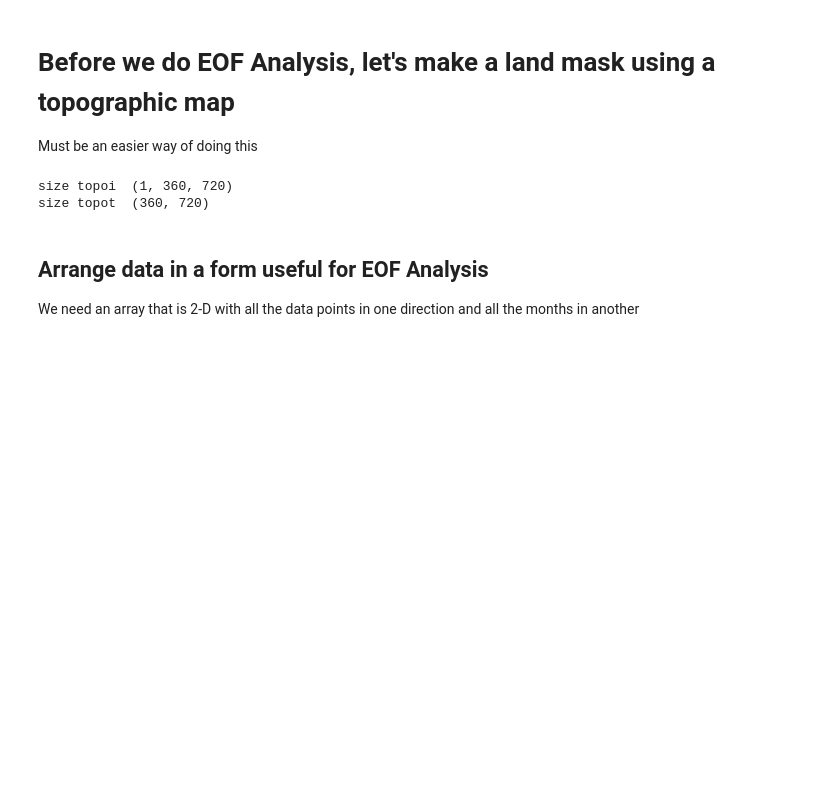
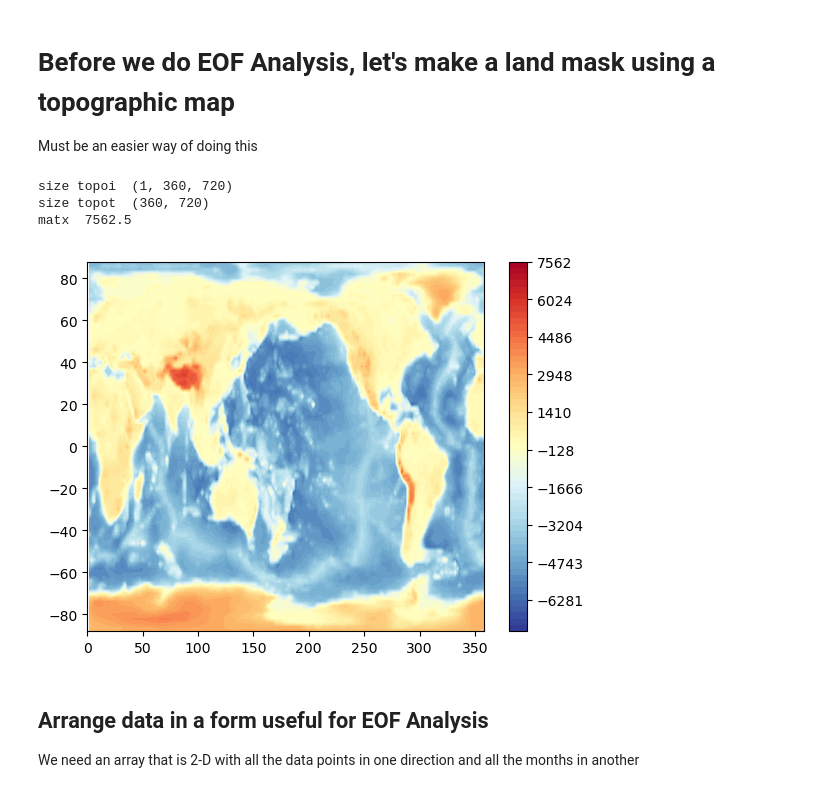
Before and after one commit to liamkirkpatrick/atm552_hw5, a Jupyter notebook: Homework_5_EOF.ipynb, the cells around one changed output. Saved outputs shown, nothing was run; the diff lists cells and outputs as text; code cells hidden in the pictures; blank space fills up the shorter version.

```diff
--- a/Homework_5_EOF.ipynb
+++ b/Homework_5_EOF.ipynb
@@ -318,34 +320,36 @@ filetopo = 'data/elev.0.5-deg.nc' # topographic data to use as a data mask for S
 ds = nc.Dataset(filetopo)
 #print(ds)
 topoi = ds.variables['data'][:]
 latt = ds.variables['lat'][:]
 lont  = ds.variables['lon'][:]
 print('size topoi ',np.shape(topoi))
 topot = np.float64(np.squeeze(np.float32(topoi)))
 print('size topot ',np.shape(topot))
 # next we need to interpolate the topo array to the sst coordinates
 # make latlon 2-D grids for interpolation
 latb, lonb  = np.meshgrid(lat,lon, indexing = 'ij')
 lattb, lontb = np.meshgrid(latt,lont, indexing = 'ij')
 latb = np.reshape(latb,len(lon)*len(lat))
 lonb = np.reshape(lonb,len(lon)*len(lat))
 lattb = np.reshape(lattb,len(lont)*len(latt))
 lontb = np.reshape(lontb,len(lont)*len(latt))
 topot = np.reshape(topot,len(lont)*len(latt))
 
 topo = griddata((lattb,lontb),topot,(latb,lonb))
 topo = np.reshape(topo,(len(lat),len(lon)))
 print_topo = False
-if print_topo:
+if True:
     maxt = np.nanmax(np.abs(topo))
     print('matx ',maxt)
     contt= np.linspace(-maxt,maxt,60)
     plt.figure()
     plt.contourf(lon,lat,topo,levels=contt,cmap='RdYlBu_r')
     plt.colorbar()
 # %% [output]
 size topoi  (1, 360, 720)
 size topot  (360, 720)
+matx  7562.5
+[figure, added]
 # %% [markdown]
 ## Arrange data in a form useful for EOF Analysis
 We need an array that is 2-D with all the data points in one direction and all the months in another
```
Also changed, not shown: parts of 3 cells of this notebook, 1 other file.
